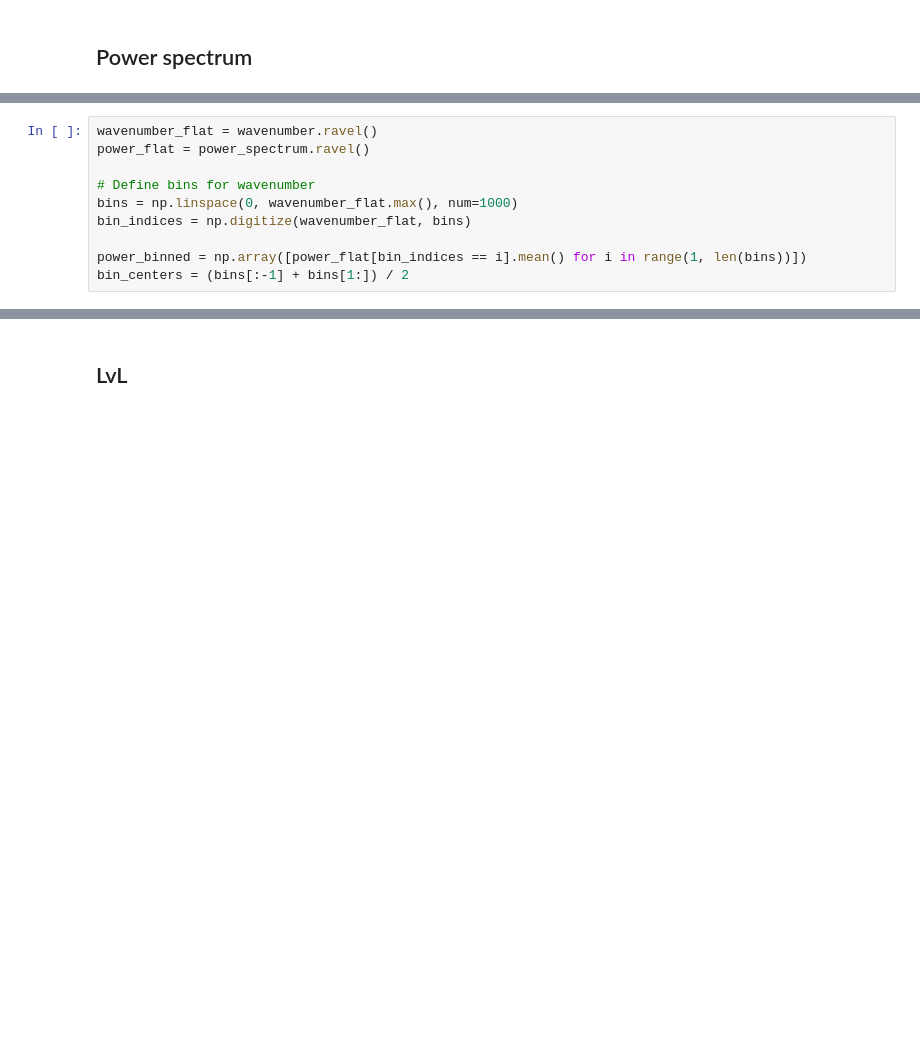
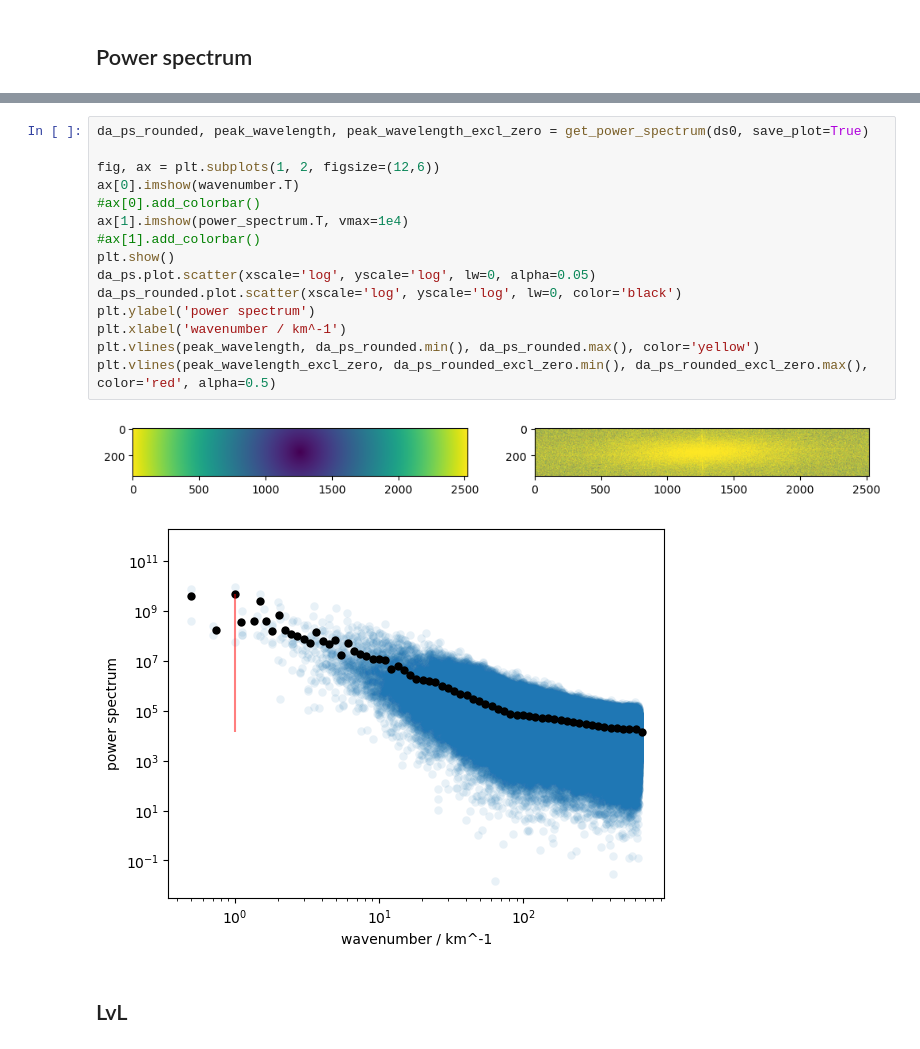
Before and after one commit to smbrose/hk25-teams, a Jupyter notebook: hk25-EarthCARE/EarthCARE-x-StCu/stats_of_LWP.ipynb, the cells around one changed output, grey strips where cells are left out. Cells and saved outputs as stored; diff of their text form; blank space fills up the shorter version.

Commit message:
lvl and power spectrum

```diff
--- a/hk25-EarthCARE/EarthCARE-x-StCu/stats_of_LWP.ipynb
+++ b/hk25-EarthCARE/EarthCARE-x-StCu/stats_of_LWP.ipynb
@@ -182,10 +157,0 @@ plt.colorbar()
-# %%
-wavenumber_flat = wavenumber.ravel()
-power_flat = power_spectrum.ravel()
-
-# Define bins for wavenumber
-bins = np.linspace(0, wavenumber_flat.max(), num=1000)
-bin_indices = np.digitize(wavenumber_flat, bins)
-
-power_binned = np.array([power_flat[bin_indices == i].mean() for i in range(1, len(bins))])
-bin_centers = (bins[:-1] + bins[1:]) / 2
@@ -226,3 +199,21 @@ da_ps.plot.scatter(xscale='log', yscale='log', lw=0)#, ylim=(-1e6,5e8))
+# %%
+da_ps_rounded, peak_wavelength, peak_wavelength_excl_zero = get_power_spectrum(ds0, save_plot=True)
+
+fig, ax = plt.subplots(1, 2, figsize=(12,6))
+ax[0].imshow(wavenumber.T)
+#ax[0].add_colorbar()
+ax[1].imshow(power_spectrum.T, vmax=1e4)
+#ax[1].add_colorbar()
+plt.show()
+da_ps.plot.scatter(xscale='log', yscale='log', lw=0, alpha=0.05)
+da_ps_rounded.plot.scatter(xscale='log', yscale='log', lw=0, color='black')
+plt.ylabel('power spectrum')
+plt.xlabel('wavenumber / km^-1')
+plt.vlines(peak_wavelength, da_ps_rounded.min(), da_ps_rounded.max(), color='yellow')
+plt.vlines(peak_wavelength_excl_zero, da_ps_rounded_excl_zero.min(), da_ps_rounded_excl_zero.max(), color='red', alpha=0.5)
+# %% [output]
+[figure, added]
+[figure, added]
 # %% [markdown]
 ## LvL
 # %%
```
Also changed, not shown: parts of 35 cells of this notebook.
